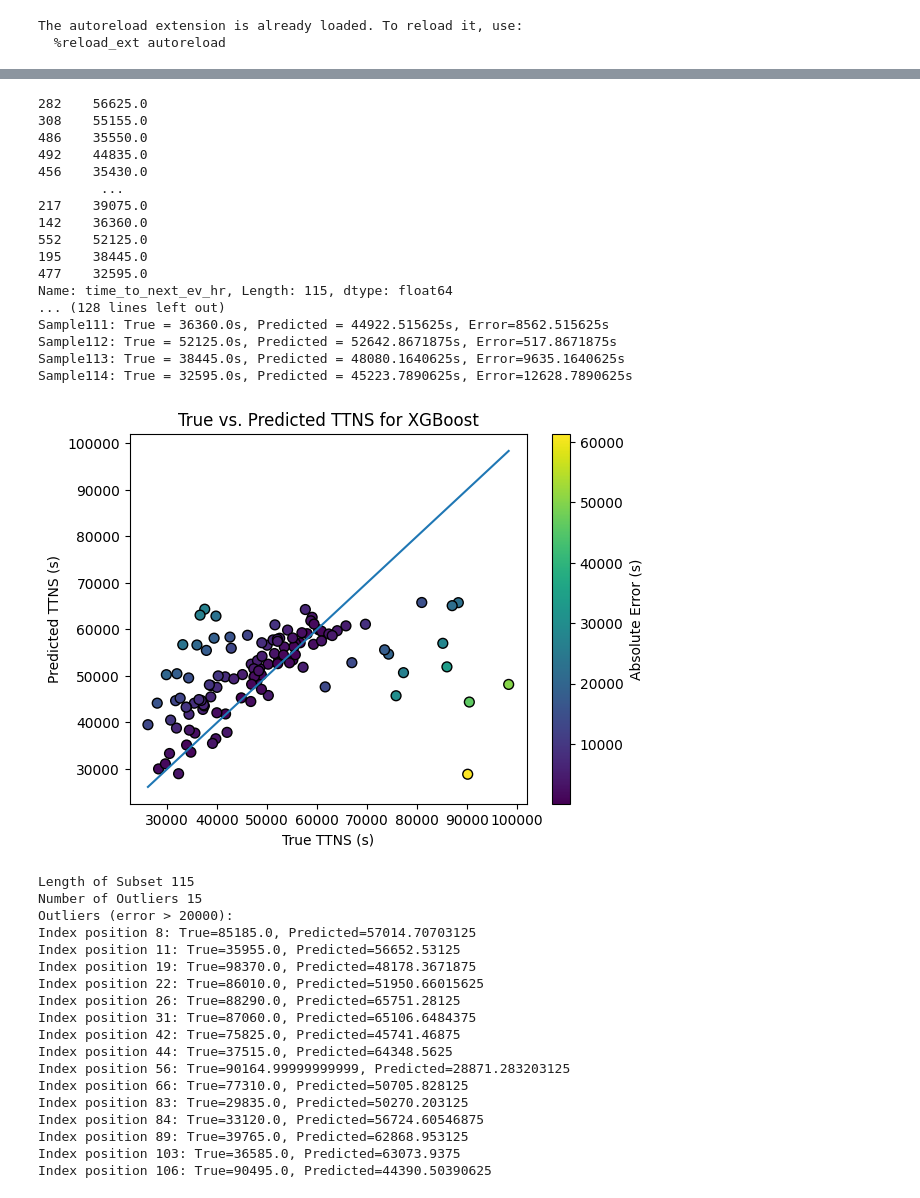
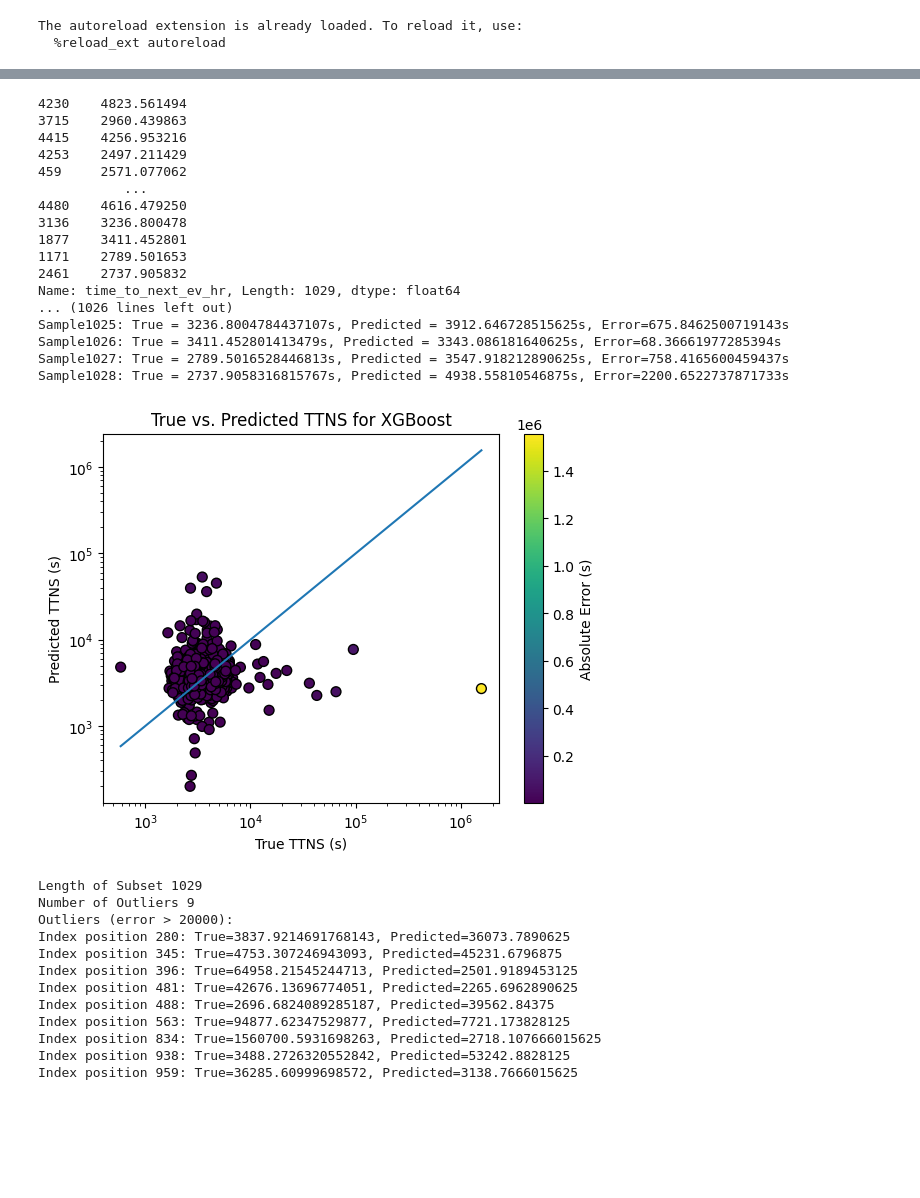
Before and after one commit to Icequake-QRC-Mines/Icequake-QRC-, a Jupyter notebook: Classical/XGBoost.ipynb, the cells around one changed output, grey strips where cells are left out. Drawn from its saved outputs; the diff is of its cells as text; code cells hidden in the pictures; blank space fills up the shorter version.

Commit message:
Detrending to see effect of less frequent secondary slips over time

```diff
--- a/Classical/XGBoost.ipynb
+++ b/Classical/XGBoost.ipynb
@@ -18,7 +18,8 @@ The autoreload extension is already loaded. To reload it, use:
   %reload_ext autoreload
 # %%
 data_orig = pd.read_csv("../Whillians-GPS-Data-and-Features.csv")
-filtered_time = pd.read_csv("../filtered_time_to_next_event.csv")
-#filtered_time = pd.read_csv("detrended.csv")
+#filtered_time = pd.read_csv("../filtered_time_to_next_event.csv")
+filtered_time = pd.read_csv("filtered_time_normalized.csv", index_col=0)
+data_orig = data_orig.loc[filtered_time.index]
 X_train, X_val, X_test, y_train, y_val, y_test, feature_cols, amount_of_known = preprocess_data(filtered_time, data_orig)
 # %% [output]
@@ -110,48 +111,48 @@ Mean XGBoost Error: 9258.98722826087
 # %%
 #XGBoost Analysis
 
 #Taking the target column and predictions out of the log scale to calculate the average error in seconds
 #y_test_secs = y_test.reshape(1,-1)
 y_test_secs = y_test
 XG_pred_secs = XGBoost_Prediction
 print(y_test_secs)
 print(XG_pred_secs)
 absolute_error_secs_XG = np.abs(XG_pred_secs - y_test_secs)
 
 #printing the true vs predicted value and error in seconds for every recrod
 for i, (true, pred, abs_error) in enumerate(zip(y_test_secs, XG_pred_secs, absolute_error_secs_XG)):
   print(f"Sample{i}: True = {true}s, Predicted = {pred}s, Error={abs_error}s")
 
 # Scatter plot of predicted vs true
 plt.figure()
 plt.scatter(y_test_secs, XG_pred_secs, c=absolute_error_secs_XG, cmap='viridis', s=50, edgecolors="black")
 plt.colorbar(label="Absolute Error (s)")
 plt.plot([min(y_test_secs), max(y_test_secs)], [min(y_test_secs), max(y_test_secs)])
 plt.xlabel("True TTNS (s)")
 plt.ylabel("Predicted TTNS (s)")
 plt.title("True vs. Predicted TTNS for XGBoost")
-#plt.xscale('log')
-#plt.yscale('log')
+plt.xscale('log')
+plt.yscale('log')
 plt.show()
 # %% [output]
-282    56625.0
-308    55155.0
-486    35550.0
-492    44835.0
-456    35430.0
-        ...
-217    39075.0
-142    36360.0
-552    52125.0
-195    38445.0
-477    32595.0
-Name: time_to_next_ev_hr, Length: 115, dtype: float64
-... (128 lines left out)
-Sample111: True = 36360.0s, Predicted = 44922.515625s, Error=8562.515625s
-Sample112: True = 52125.0s, Predicted = 52642.8671875s, Error=517.8671875s
-Sample113: True = 38445.0s, Predicted = 48080.1640625s, Error=9635.1640625s
-Sample114: True = 32595.0s, Predicted = 45223.7890625s, Error=12628.7890625s
+4230    4823.561494
+3715    2960.439863
+4415    4256.953216
+4253    2497.211429
+459     2571.077062
+           ...
+4480    4616.479250
+3136    3236.800478
+1877    3411.452801
+1171    2789.501653
+2461    2737.905832
+Name: time_to_next_ev_hr, Length: 1029, dtype: float64
+... (1026 lines left out)
+Sample1025: True = 3236.8004784437107s, Predicted = 3912.646728515625s, Error=675.8462500719143s
+Sample1026: True = 3411.452801413479s, Predicted = 3343.086181640625s, Error=68.36661977285394s
+Sample1027: True = 2789.5016528446813s, Predicted = 3547.918212890625s, Error=758.4165600459437s
+Sample1028: True = 2737.9058316815767s, Predicted = 4938.55810546875s, Error=2200.6522737871733s
-[figure, old version]
+[figure, new version]
 # %%
 # Compute absolute errors
 print("Length of Subset", len(XG_pred_secs))
@@ -172,24 +173,18 @@ for idx in X_outliers:
     pred = XG_pred_secs[idx]       # numpy array: use normal indexing
     print(f"Index position {idx}: True={true}, Predicted={pred}")
 # %% [output]
-Length of Subset 115
-Number of Outliers 15
+Length of Subset 1029
+Number of Outliers 9
 Outliers (error > 20000):
-Index position 8: True=85185.0, Predicted=57014.70703125
-Index position 11: True=35955.0, Predicted=56652.53125
-Index position 19: True=98370.0, Predicted=48178.3671875
-Index position 22: True=86010.0, Predicted=51950.66015625
-Index position 26: True=88290.0, Predicted=65751.28125
-Index position 31: True=87060.0, Predicted=65106.6484375
-Index position 42: True=75825.0, Predicted=45741.46875
-Index position 44: True=37515.0, Predicted=64348.5625
-Index position 56: True=90164.99999999999, Predicted=28871.283203125
-Index position 66: True=77310.0, Predicted=50705.828125
-Index position 83: True=29835.0, Predicted=50270.203125
-Index position 84: True=33120.0, Predicted=56724.60546875
-Index position 89: True=39765.0, Predicted=62868.953125
-Index position 103: True=36585.0, Predicted=63073.9375
-Index position 106: True=90495.0, Predicted=44390.50390625
+Index position 280: True=3837.9214691768143, Predicted=36073.7890625
+Index position 345: True=4753.307246943093, Predicted=45231.6796875
+Index position 396: True=64958.21545244713, Predicted=2501.9189453125
+Index position 481: True=42676.13696774051, Predicted=2265.6962890625
+Index position 488: True=2696.6824089285187, Predicted=39562.84375
+Index position 563: True=94877.62347529877, Predicted=7721.173828125
+Index position 834: True=1560700.5931698263, Predicted=2718.107666015625
+Index position 938: True=3488.2726320552842, Predicted=53242.8828125
+Index position 959: True=36285.60999698572, Predicted=3138.7666015625
 # %%
 # Driving parameters for XG
 
```
Also changed, not shown: parts of 3 cells of this notebook, 2 other files.
